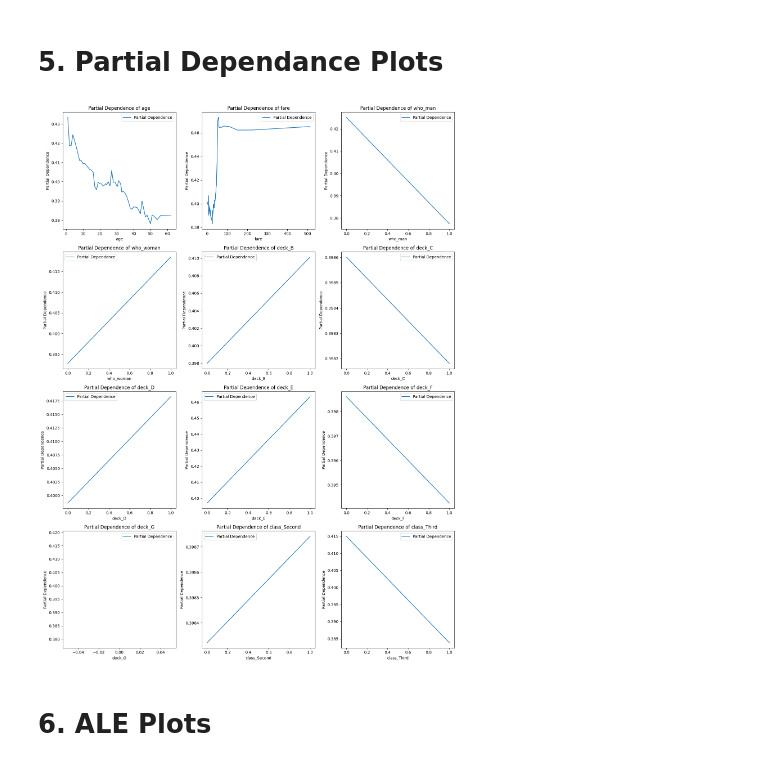
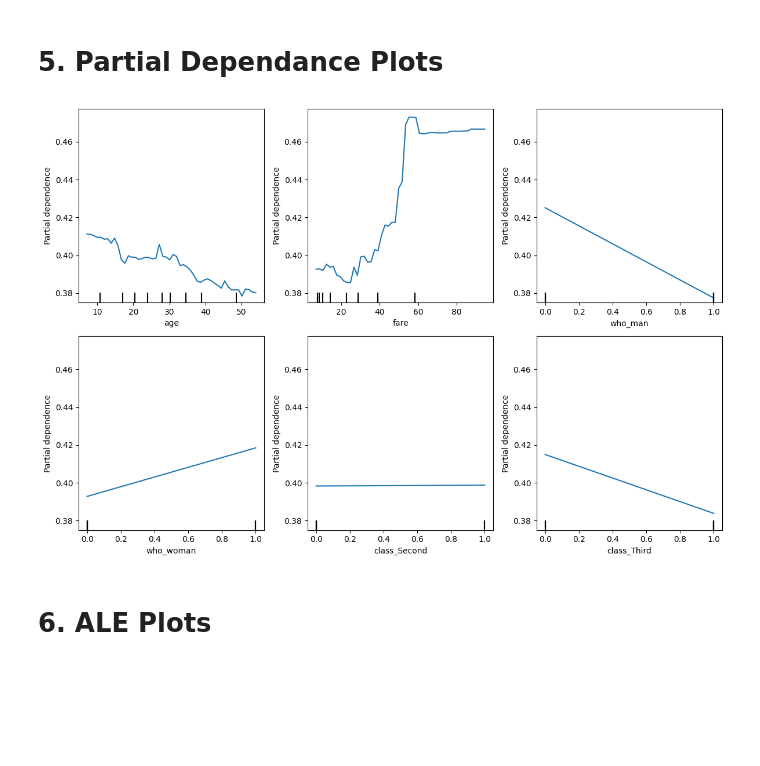
Before and after one commit to akalpit23/Explainable-techniques, a Jupyter notebook: Assignment-6/Explainable_Techniques_Assignment_06.ipynb, the cells around one changed output. Drawn from its saved outputs; the diff is of its cells as text; code cells hidden in the pictures; blank space fills up the shorter version.

```diff
--- a/Assignment-6/Explainable_Techniques_Assignment_06.ipynb
+++ b/Assignment-6/Explainable_Techniques_Assignment_06.ipynb
@@ -143,48 +125,31 @@ print(classification_report(y_test, y_pred))
 weighted avg       1.00      1.00      1.00       143
 # %% [markdown]
 # 5. Partial Dependance Plots
-# %%
-# Define the features you want to visualize
-features = ['age', 'fare', 'who_man', 'who_woman', 'deck_B', 'deck_C', 'deck_D', 'deck_E', 'deck_F', 'deck_G', 'class_Second', 'class_Third']
-n_features = len(features)
-
-# Define the number of rows and columns for the plot grid
-n_rows = 4
-n_cols = 3
-
-# Create the figure with a grid of subplots
-plt.figure(figsize=(n_cols * 5, n_rows * 5))
-
-# Loop over the features to plot each partial dependence
-plot_idx = 1
-for feature in features:
-    # Create a subplot for each feature
-    plt.subplot(n_rows, n_cols, plot_idx)
-
-    # Compute the partial dependence for the given feature
-    pd_results = partial_dependence(model, X=X_test, features=[feature])
-
-    # Extract the grid of feature values and corresponding partial dependence values
-    grid_values = pd_results['values'][0]
-    pd_values = pd_results['average'][0]
-
-    # Plot the partial dependence
-    plt.plot(grid_values, pd_values, label='Partial Dependence')
-
-    # Use the feature name in the title and labels
-    plt.title(f"Partial Dependence of {feature}")
-    plt.ylabel('Partial Dependence')
-    plt.xlabel(feature)
-    plt.legend()
-
-    plot_idx += 1
-
-# Adjust the layout to prevent overlap
-plt.tight_layout()
-
-# Show the plot
-plt.show()
-# %% [output]
-[figure, removed]
+# %%
+# Define the features you want to visualize
+features = ['age', 'fare', 'who_man', 'who_woman','class_Second', 'class_Third']
+
+# Define the number of rows and columns for the plot grid
+n_rows = 2
+n_cols = 3
+
+# Create the figure
+fig, axes = plt.subplots(n_rows, n_cols, figsize=(n_cols * 4, n_rows * 4))
+axes = axes.ravel()  # Flatten the 2D array of axes
+
+# Create PartialDependenceDisplay object
+pdp = PartialDependenceDisplay.from_estimator(
+    model, X_test, features,
+    n_cols=n_cols, grid_resolution=50,
+    ax=axes
+)
+
+# Adjust the layout to prevent overlap
+plt.tight_layout()
+
+# Show the plot
+plt.show()
+# %% [output]
+[figure, added]
 # %% [markdown]
 # 6. ALE Plots
```
Also changed, not shown: parts of 9 cells of this notebook.
